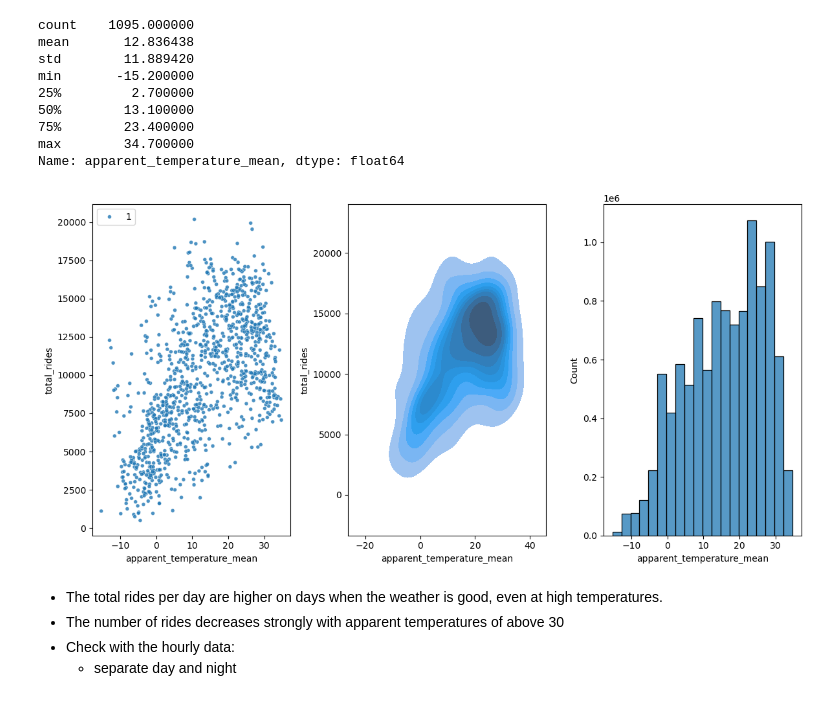
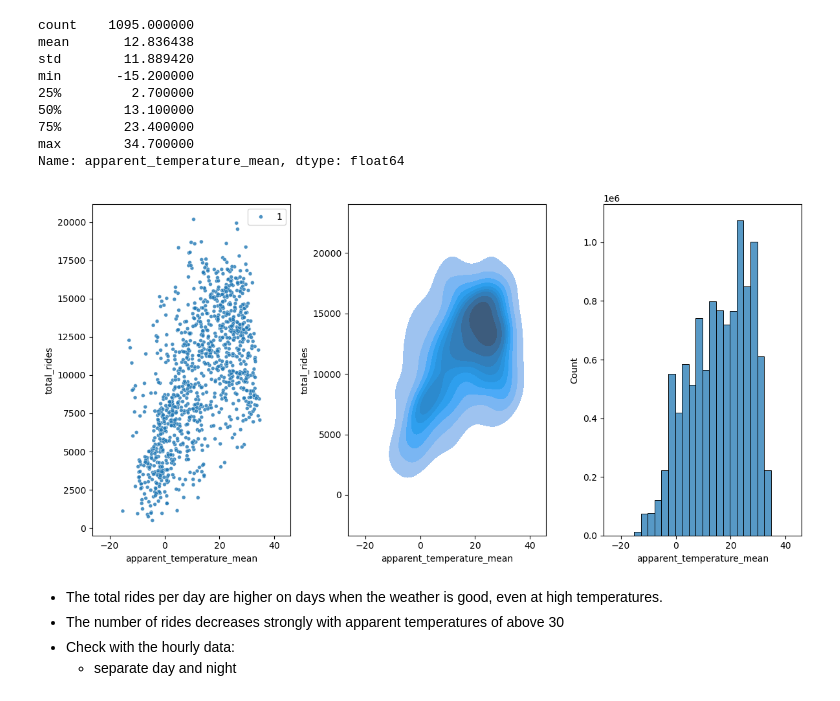
Before and after one commit to olemir/Project-3_bikesharing, a Jupyter notebook: notebooks/2-eda.ipynb, the cells around one changed output. Drawn from its saved outputs; the diff is of its cells as text; code cells hidden in the pictures.

```diff
--- a/notebooks/2-eda.ipynb
+++ b/notebooks/2-eda.ipynb
@@ -165,0 +228,9 @@ plt.tight_layout()
+# %%
+def week_start_date(date):
+    days_since_monday = datetime.date.isoweekday(date) - 1
+    return date - datetime.timedelta(days=days_since_monday)
+
+def year_start_of_week(date):
+    return week_start_date(date).year
+
+year_start_of_week(pd.to_datetime('2022-01-02 00:00:00'))
@@ -165,0 +239,32 @@ plt.tight_layout()
+# %%
+def weekly_activity(df: pd.DataFrame, col_name_activity_indicator: str) -> pd.DataFrame:
+    '''
+    Calculate the weekly activity in the given time range.
+
+    Returns: series with activity
+    '''
+    # get weeks
+    if 'week_nr' not in df.columns:
+        df['week_nr'] = df.date.dt.isocalendar().week
+    if 'week_day' not in df.columns:
+        df['week_day'] = df.date.dt.isocalendar().day
+    df = df.loc[:, ['date', 'week_nr', 'week_day', col_name_activity_indicator]].copy()
+
+    df['year_week_nr'] = df.date.apply(lambda date: str(year_start_of_week(date))) + '-' + df.week_nr.astype(str)
+
+    # calc weekly activities
+    df_group = df[['year_week_nr', col_name_activity_indicator]].groupby('year_week_nr').agg(['sum','count'])
+    df_group.columns = df_group.columns.map('_'.join)
+    df_group = df_group.reset_index() # NOTE groupby creates an index out of the grouping quantities
+    df = pd.merge(df, df_group, on=['year_week_nr'], how='left')
+    df['activity'] = df[col_name_activity_indicator] / df[col_name_activity_indicator+'_sum']
+    # cut off incomplete weeks
+
+    df.loc[df[col_name_activity_indicator+'_count']<7, 'activity'] = np.nan
+    return df.activity
+
+test1 = weekly_activity(data_daily, 'total_rides')
+# pd.merge(test1, test2, left_on=['year_week_nr'], right_index=True, how='left')
+# %%
+data_daily['weekly_activity'] = weekly_activity(data_daily, 'total_rides')
+data_daily.head()
@@ -180,16 +348,16 @@ min       -15.200000
 max        34.700000
 Name: apparent_temperature_mean, dtype: float64
 # %%
-fig, ax = plt.subplots(1, 3, figsize=(12,6))
+fig, ax = plt.subplots(1, 3, figsize=(12,6), sharex=True)
 ax = ax.flatten()
 
 sns.scatterplot(ax=ax[0], data=data_daily, y='total_rides', x='apparent_temperature_mean', size=1, alpha=0.8)
 sns.kdeplot(ax=ax[1], data=data_daily, y='total_rides', weights='total_rides', x='apparent_temperature_mean', fill=True)
 sns.histplot(ax=ax[2], data=data_daily, x='apparent_temperature_mean', weights='total_rides', bins=20)
 
 plt.tight_layout()
 # %% [output]
-[figure, old version]
+[figure, new version]
 # %% [markdown]
 - The total rides per day are higher on days when the weather is good, even at high temperatures.
 - The number of rides decreases strongly with apparent temperatures of above 30
```
Also changed, not shown: parts of 30 cells of this notebook, 8 other files.
